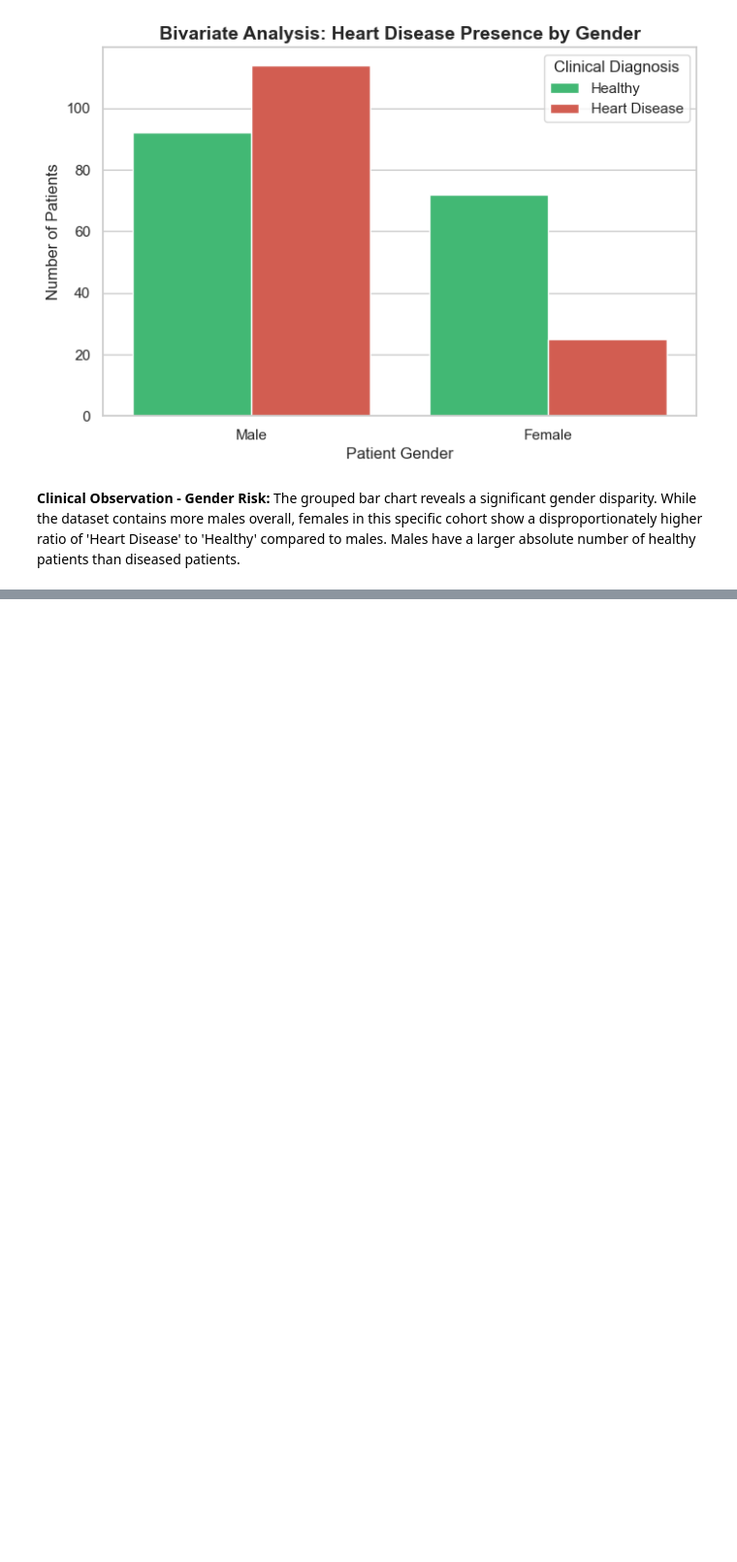
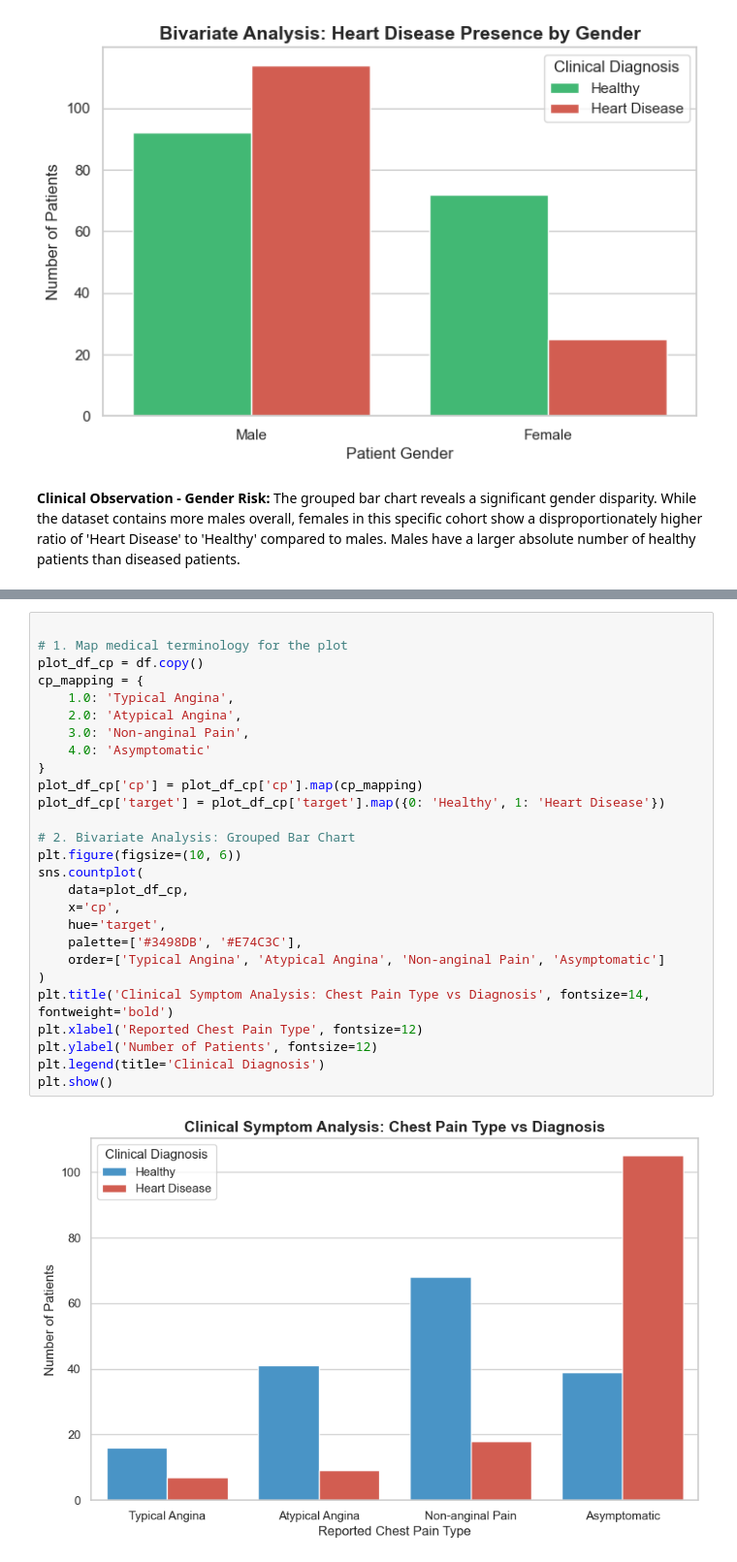
Before and after one commit to KrishnaveniMitukula/Healthcare-Disease-Prediction, a Jupyter notebook: week2_EDA.ipynb, the cells around one changed output, grey strips where cells are left out. Shown at 97% size. Saved outputs shown, nothing was run; the diff lists cells and outputs as text; blank space fills up the shorter version.

Commit message:
viz: map clinical terminology and analyze chest pain symptoms against diagnosis

```diff
--- a/week2_EDA.ipynb
+++ b/week2_EDA.ipynb
@@ -58,0 +62,29 @@ The grouped bar chart reveals a significant gender disparity. While the dataset
+# %%
+
+# 1. Map medical terminology for the plot
+plot_df_cp = df.copy()
+cp_mapping = {
+    1.0: 'Typical Angina',
+    2.0: 'Atypical Angina',
+    3.0: 'Non-anginal Pain',
+    4.0: 'Asymptomatic'
+}
+plot_df_cp['cp'] = plot_df_cp['cp'].map(cp_mapping)
+plot_df_cp['target'] = plot_df_cp['target'].map({0: 'Healthy', 1: 'Heart Disease'})
+
+# 2. Bivariate Analysis: Grouped Bar Chart
+plt.figure(figsize=(10, 6))
+sns.countplot(
+    data=plot_df_cp,
+    x='cp',
+    hue='target',
+    palette=['#3498DB', '#E74C3C'],
+    order=['Typical Angina', 'Atypical Angina', 'Non-anginal Pain', 'Asymptomatic']
+)
+plt.title('Clinical Symptom Analysis: Chest Pain Type vs Diagnosis', fontsize=14, fontweight='bold')
+plt.xlabel('Reported Chest Pain Type', fontsize=12)
+plt.ylabel('Number of Patients', fontsize=12)
+plt.legend(title='Clinical Diagnosis')
+plt.show()
+# %% [output]
+[figure, added]
```
Also changed, not shown: parts of 1 cell of this notebook.
